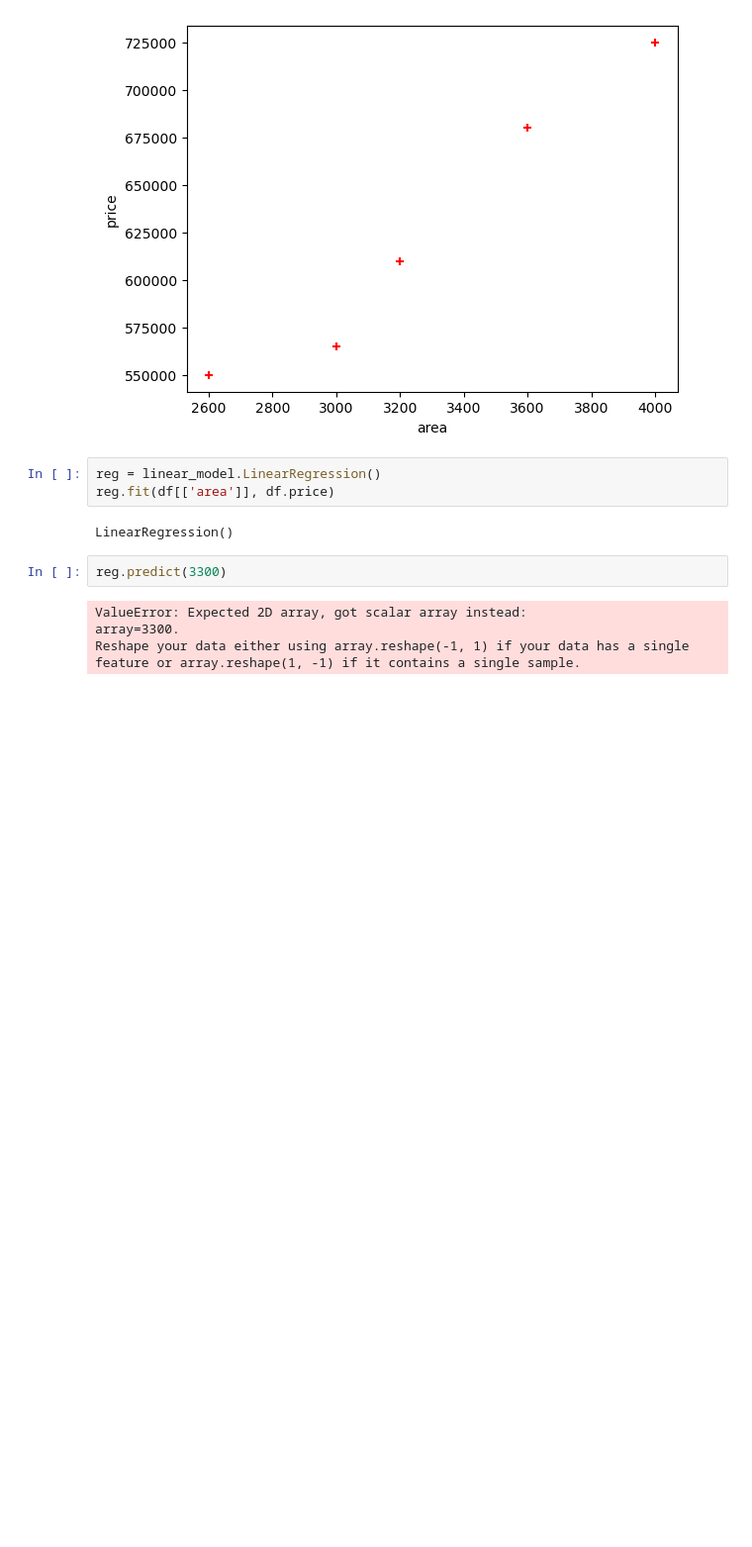
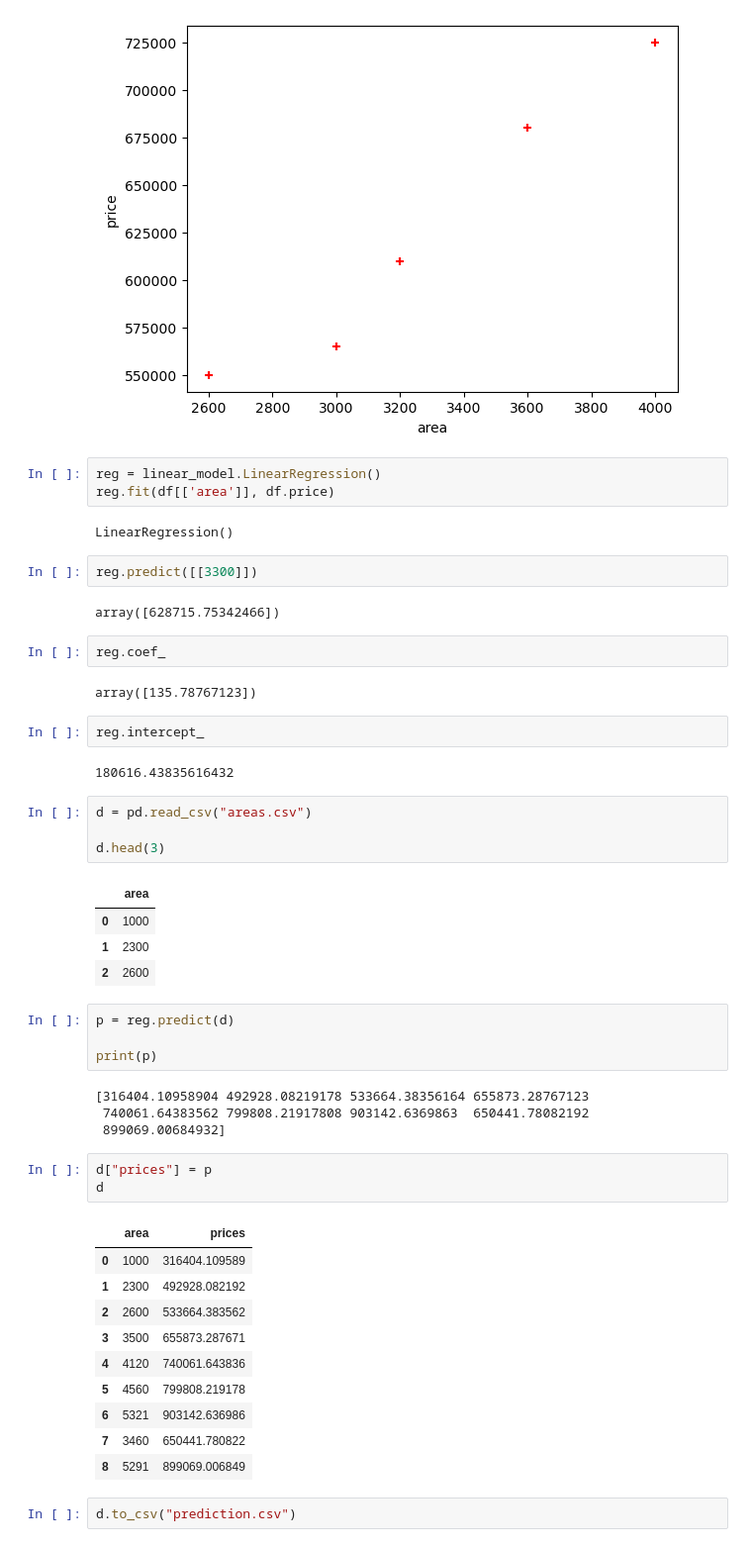
Before and after one commit to MdHananSjd/ML-Studies, a Jupyter notebook: homeprice_predict/Linear regression[single var].ipynb, the cells around one changed output. Shown: that part at 99% size. Cells and saved outputs as stored; diff of their text form; blank space fills up the shorter version.

Commit message:
price prediction updates

```diff
--- a/homeprice_predict/Linear regression[single var.ipynb
+++ b/homeprice_predict/Linear regression[single var].ipynb
@@ -26,8 +26,47 @@ reg.fit(df[['area']], df.price)
 # %% [output]
 LinearRegression()
 # %%
-reg.predict(3300)
+reg.predict([[3300]])
 # %% [output]
-ValueError: Expected 2D array, got scalar array instead:
-array=3300.
-Reshape your data either using array.reshape(-1, 1) if your data has a single feature or array.reshape(1, -1) if it contains a single sample.
+array([628715.75342466])
+# %%
+reg.coef_
+# %% [output]
+array([135.78767123])
+# %%
+reg.intercept_
+# %% [output]
+180616.43835616432
+# %%
+d = pd.read_csv("areas.csv")
+
+d.head(3)
+# %% [output]
+|  | area |
+| 0 | 1000 |
+| 1 | 2300 |
+| 2 | 2600 |
+# %%
+p = reg.predict(d)
+
+print(p)
+# %% [output]
+[316404.10958904 492928.08219178 533664.38356164 655873.28767123
+ 740061.64383562 799808.21917808 903142.6369863  650441.78082192
+ 899069.00684932]
+# %%
+d["prices"] = p
+d
+# %% [output]
+|  | area | prices |
+| 0 | 1000 | 316404.109589 |
+| 1 | 2300 | 492928.082192 |
+| 2 | 2600 | 533664.383562 |
+| 3 | 3500 | 655873.287671 |
+| 4 | 4120 | 740061.643836 |
+| 5 | 4560 | 799808.219178 |
+| 6 | 5321 | 903142.636986 |
+| 7 | 3460 | 650441.780822 |
+| 8 | 5291 | 899069.006849 |
+# %%
+d.to_csv("prediction.csv")
```
Also changed, not shown: 4 other files.
